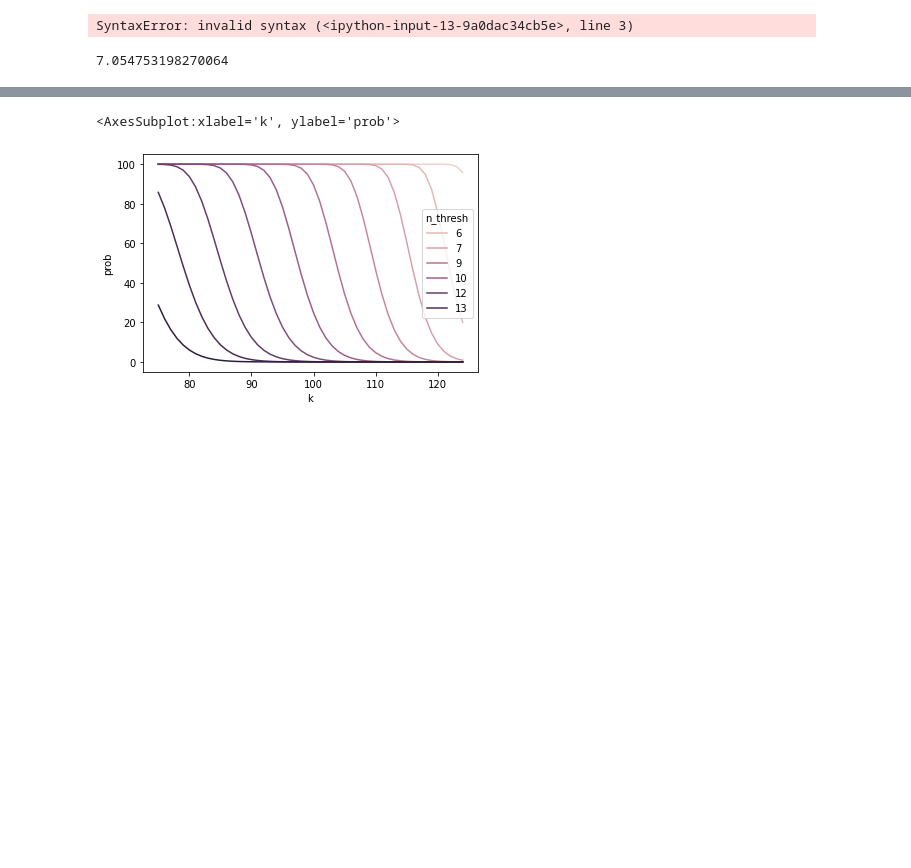
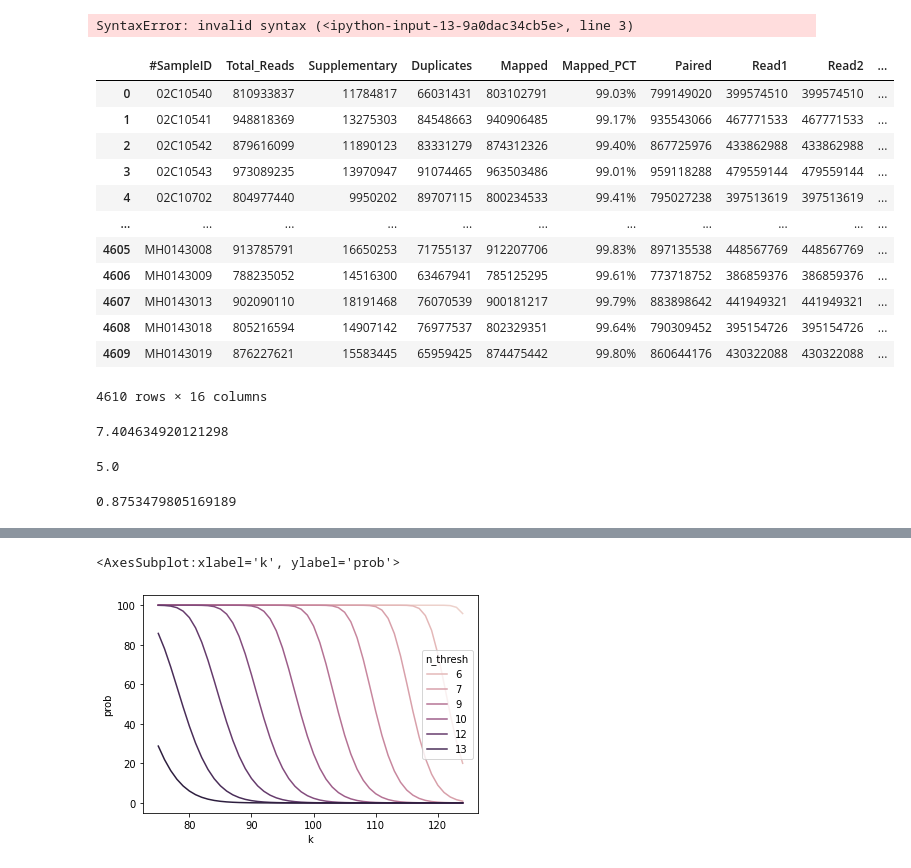
Before and after one commit to briannachrisman/alt_haplotypes, a Jupyter notebook: src/collect_kmers/kmer_approx.ipynb, the cells around one changed output, grey strips where cells are left out. Saved outputs shown, nothing was run; the diff lists cells and outputs as text; code cells hidden in the pictures; blank space fills up the shorter version.

```diff
--- a/src/collect_kmers/kmer_approx.ipynb
+++ b/src/collect_kmers/kmer_approx.ipynb
@@ -22,15 +22,36 @@ SyntaxError: invalid syntax (<ipython-input-13-9a0dac34cb5e>, line 3)
 # %%
 PARENT_DIR = '/home/groups/dpwall/briannac/blood_microbiome/'
 ihart_flagstat_file = PARENT_DIR + 'data/ihart_flagstat.csv'
+# %%
+pd.read_csv(ihart_flagstat_file)
+# %% [output]
+|  | #SampleID | Total_Reads | Supplementary | Duplicates | Mapped | Mapped_PCT | Paired | Read1 | Read2 | ... |
+| 0 | 02C10540 | 810933837 | 11784817 | 66031431 | 803102791 | 99.03% | 799149020 | 399574510 | 399574510 | ... |
+| 1 | 02C10541 | 948818369 | 13275303 | 84548663 | 940906485 | 99.17% | 935543066 | 467771533 | 467771533 | ... |
+| 2 | 02C10542 | 879616099 | 11890123 | 83331279 | 874312326 | 99.40% | 867725976 | 433862988 | 433862988 | ... |
+| 3 | 02C10543 | 973089235 | 13970947 | 91074465 | 963503486 | 99.01% | 959118288 | 479559144 | 479559144 | ... |
+| 4 | 02C10702 | 804977440 | 9950202 | 89707115 | 800234533 | 99.41% | 795027238 | 397513619 | 397513619 | ... |
+| ... | ... | ... | ... | ... | ... | ... | ... | ... | ... | ... |
+| 4605 | MH0143008 | 913785791 | 16650253 | 71755137 | 912207706 | 99.83% | 897135538 | 448567769 | 448567769 | ... |
+| 4606 | MH0143009 | 788235052 | 14516300 | 63467941 | 785125295 | 99.61% | 773718752 | 386859376 | 386859376 | ... |
+| 4607 | MH0143013 | 902090110 | 18191468 | 76070539 | 900181217 | 99.79% | 883898642 | 441949321 | 441949321 | ... |
+| 4608 | MH0143018 | 805216594 | 14907142 | 76977537 | 802329351 | 99.64% | 790309452 | 395154726 | 395154726 | ... |
+| 4609 | MH0143019 | 876227621 | 15583445 | 65959425 | 874475442 | 99.80% | 860644176 | 430322088 | 430322088 | ... |
+4610 rows × 16 columns
+# %%
+2*3e9/np.median(pd.read_csv(ihart_flagstat_file)['ProperPair'])
+# %% [output]
+7.404634920121298
 # %%
-avg_dist_between_starts = 3e9/np.mean(pd.read_csv(ihart_flagstat_file)['Mapped'])*2
+avg_dist_between_starts = 150/15 #2*3e9/np.median(pd.read_csv(ihart_flagstat_file)['ProperPair'])
 
 kmer_thresh = 100
 avg_number_of_kmer = (150-kmer_thresh)/avg_dist_between_starts
-(poisson.sf(mu=avg_number_of_kmer, k=1))**50
-avg_number_of_kmer
+print(avg_number_of_kmer)
+(poisson.sf(mu=avg_number_of_kmer, k=2))#**50
 # %% [output]
-7.054753198270064
+5.0
+0.8753479805169189
 # %%
 avg_number_of_kmer
 # %% [output]
```
Also changed, not shown: parts of 3 cells of this notebook, 6 other files.
